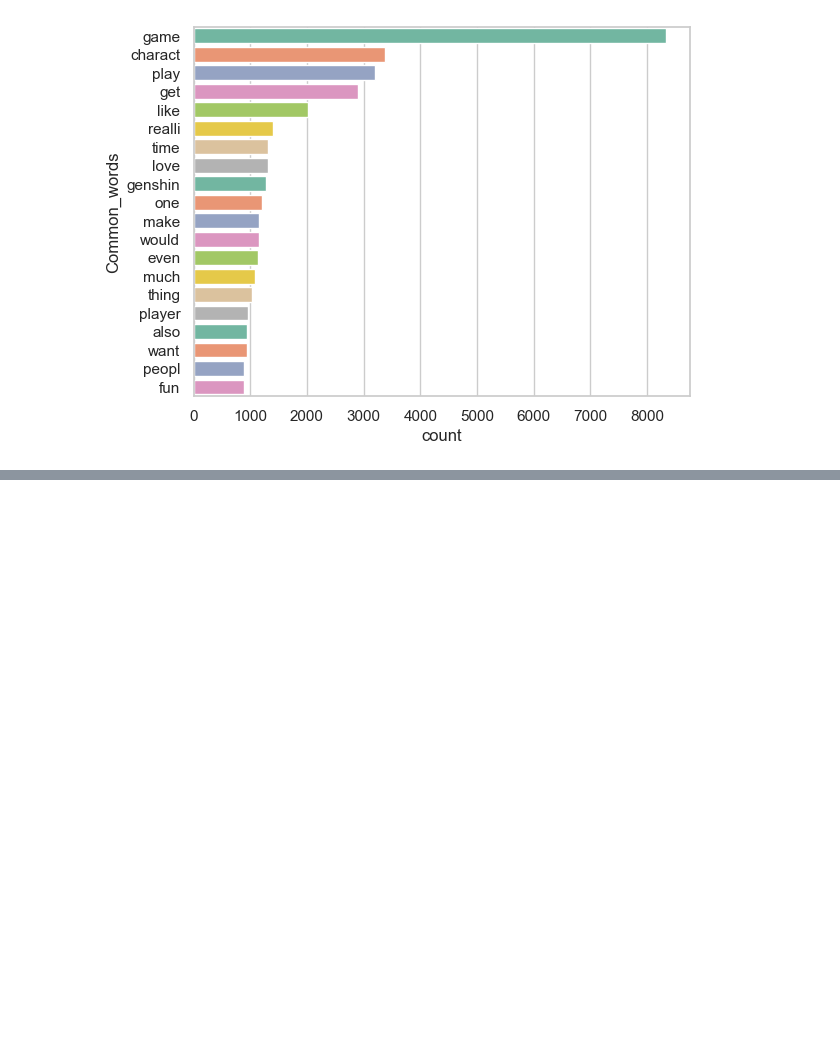
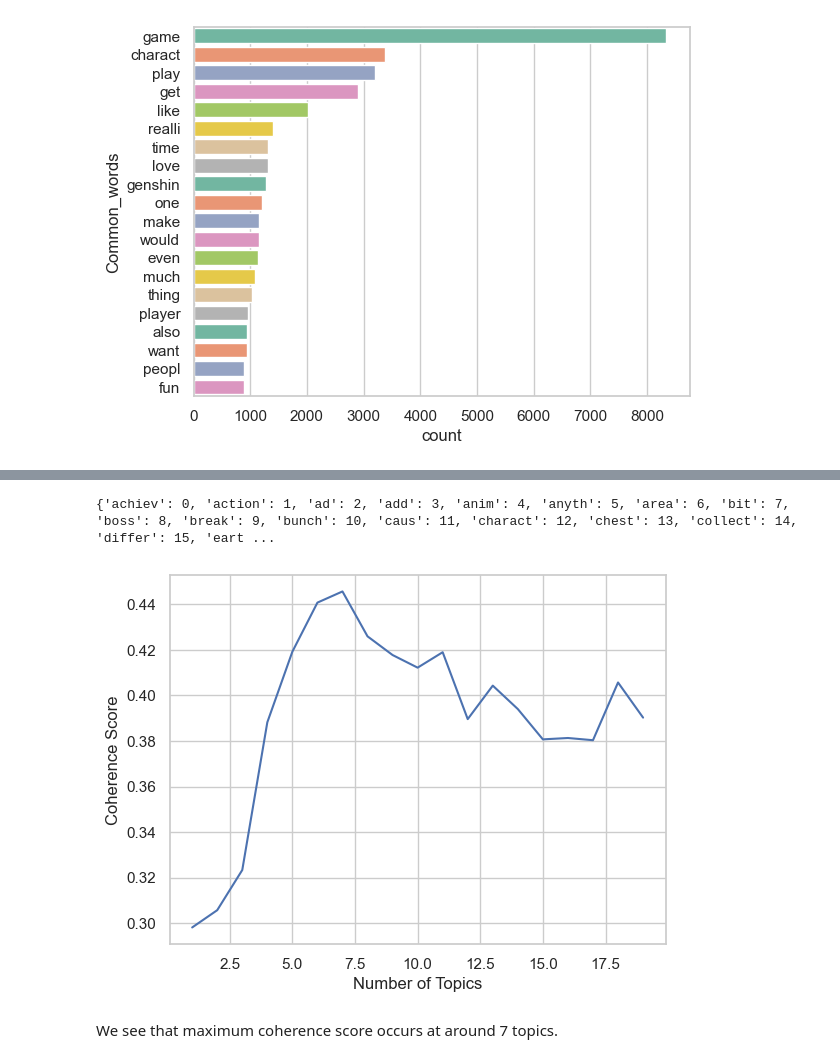
Before and after one commit to Kiahmin/Genshin-Review-Analysis, a Jupyter notebook: Analysis.ipynb, the cells around one changed output, grey strips where cells are left out. Saved outputs shown, nothing was run; the diff lists cells and outputs as text; code cells hidden in the pictures; blank space fills up the shorter version.

Commit message:
Added Topic Modelling

```diff
--- a/Analysis.ipynb
+++ b/Analysis.ipynb
@@ -334,0 +391,3 @@ The palette list has fewer values (8) than needed (20) and will cycle, which may
+# %%
+USreview_copy['tokens'] = tokens
+USreview_copy['tokens']
@@ -334,0 +407,32 @@ The palette list has fewer values (8) than needed (20) and will cycle, which may
+# %%
+dictionary = Dictionary(USreview_copy['tokens'])
+
+print(dictionary.token2id)
+# %% [output]
+{'achiev': 0, 'action': 1, 'ad': 2, 'add': 3, 'anim': 4, 'anyth': 5, 'area': 6, 'bit': 7, 'boss': 8, 'break': 9, 'bunch': 10, 'caus': 11, 'charact': 12, 'chest': 13, 'collect': 14, 'differ': 15, 'eart ...
+# %%
+# filter out low-frequency and high-frequency tokens, also limit the vocabulary to a max of 1000 w
+dictionary.filter_extremes(no_below=5, no_above=0.5, keep_n=1000)
+
+corpus = [dictionary.doc2bow(rev) for rev in USreview_copy['tokens']]
+# %%
+# Model building
+lda_model = LdaMulticore(corpus=corpus, id2word=dictionary, iterations=50, num_topics=10, workers = 4, passes=10)
+# %%
+# Optimal no. of topics? Calculate coherence score using C_v
+topics = []
+score = []
+for i in range(1,20,1):
+   lda_model = LdaMulticore(corpus=corpus, id2word=dictionary, iterations=10, num_topics=i, workers = 4, passes=10, random_state=100)
+   cm = CoherenceModel(model=lda_model, texts = USreview_copy['tokens'], corpus=corpus, dictionary=dictionary, coherence='c_v')
+   topics.append(i)
+   score.append(cm.get_coherence())
+_=plt.plot(topics, score)
+_=plt.xlabel('Number of Topics')
+_=plt.ylabel('Coherence Score')
+plt.show()
+plt.show()
+# %% [output]
+[figure, added]
+# %% [markdown]
+We see that maximum coherence score occurs at around 7 topics.
```
Also changed, not shown: parts of 19 cells of this notebook.
